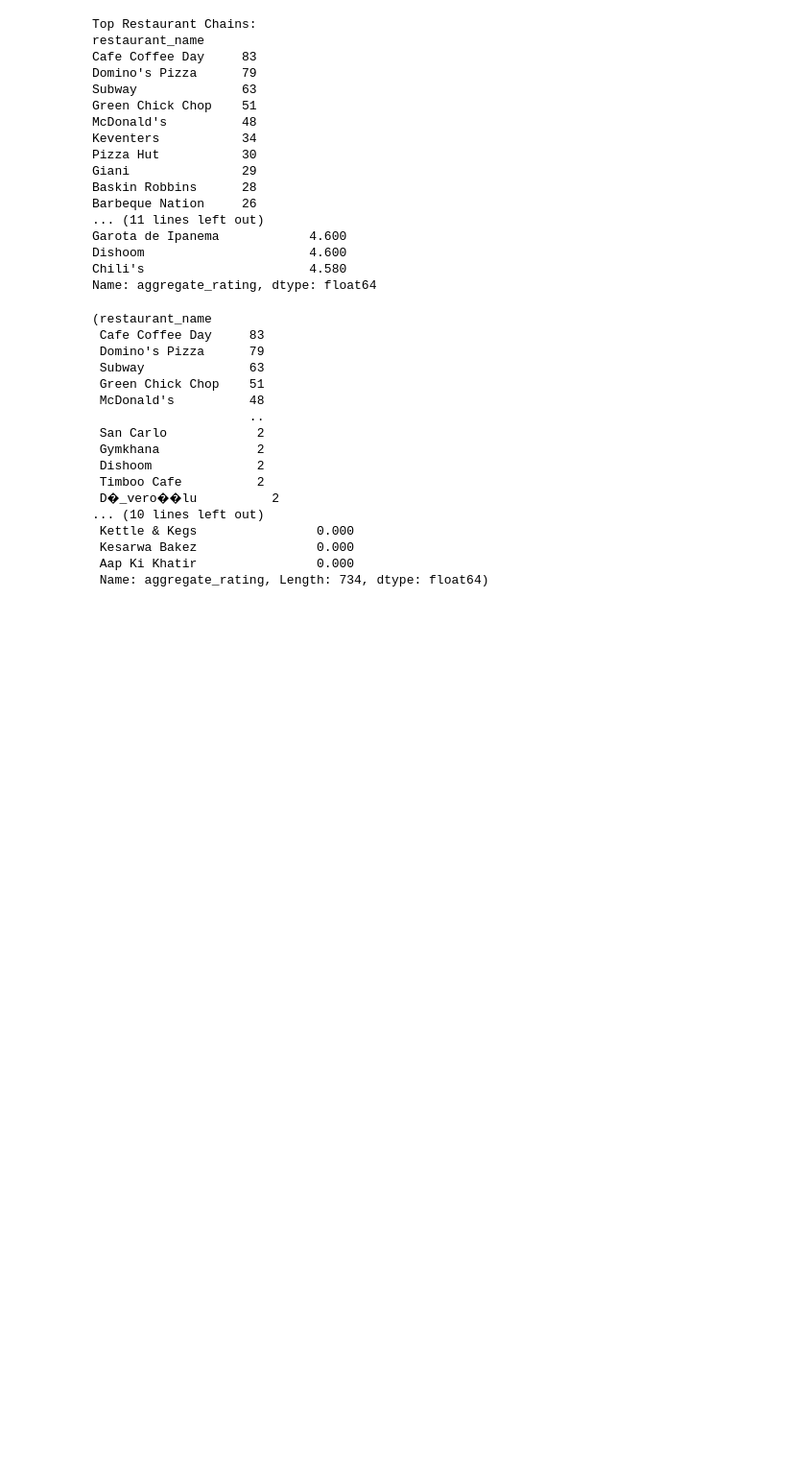
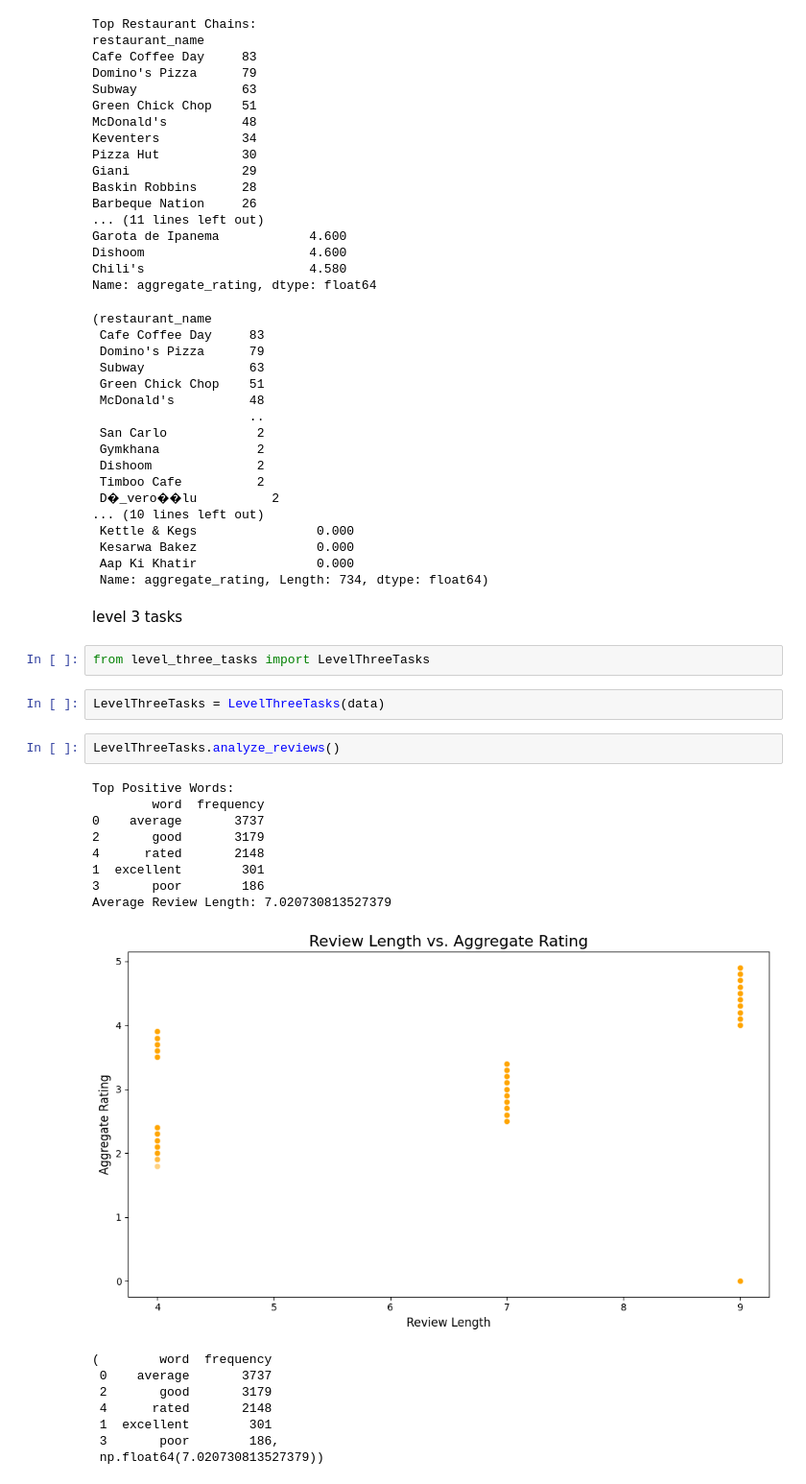
Before and after one commit to bef898/COGNIFY_TASKS, a Jupyter notebook: notebook/data_proccessing.ipynb, the cells around one changed output. Shown at 96% size. Saved outputs shown, nothing was run; the diff lists cells and outputs as text; blank space fills up the shorter version.

Commit message:
level 3 tasks

```diff
--- a/notebook/data_proccessing.ipynb
+++ b/notebook/data_proccessing.ipynb
@@ -329,3 +329,28 @@ Name: aggregate_rating, dtype: float64
  Kesarwa Bakez                0.000
  Aap Ki Khatir                0.000
  Name: aggregate_rating, Length: 734, dtype: float64)
+# %% [markdown]
+level 3 tasks
+# %%
+from level_three_tasks import LevelThreeTasks
+# %%
+LevelThreeTasks = LevelThreeTasks(data)
+# %%
+LevelThreeTasks.analyze_reviews()
+# %% [output]
+Top Positive Words:
+        word  frequency
+0    average       3737
+2       good       3179
+4      rated       2148
+1  excellent        301
+3       poor        186
+Average Review Length: 7.020730813527379
+[figure, added]
+(        word  frequency
+ 0    average       3737
+ 2       good       3179
+ 4      rated       2148
+ 1  excellent        301
+ 3       poor        186,
+ np.float64(7.020730813527379))
```
Also changed, not shown: parts of 2 cells of this notebook, 2 other files.
